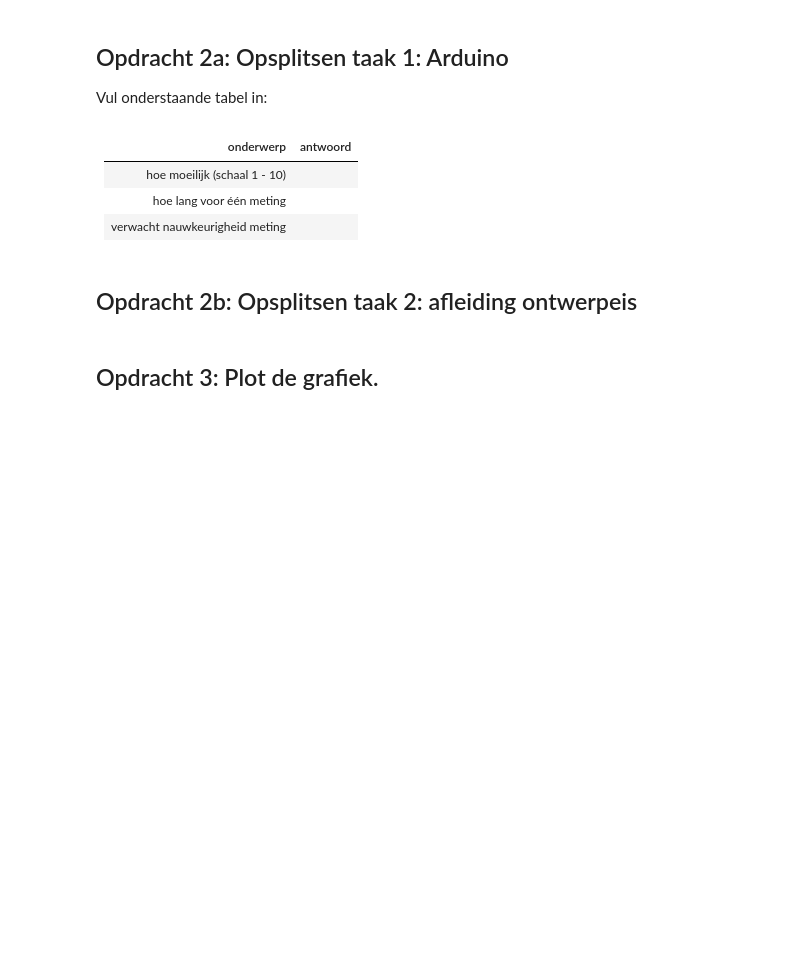
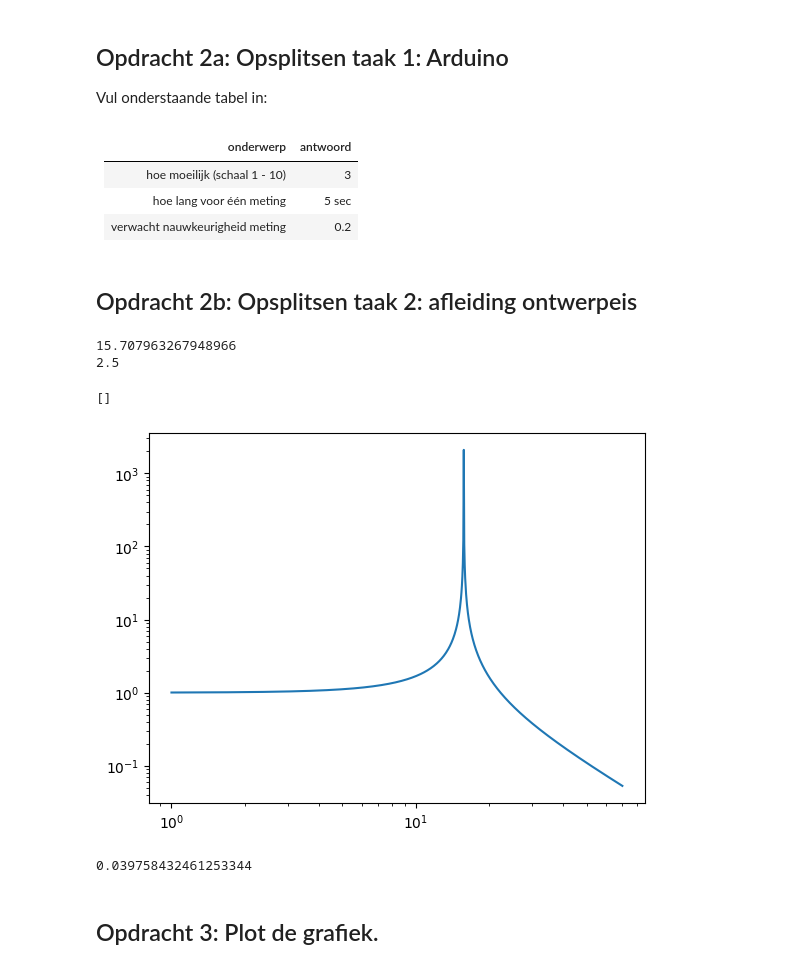
Before and after one commit to sirk3210/porkrepo, a Jupyter notebook: FysiekeOntwerpopdrachten/5MaakEenOpstellingTrillingsvrij/Ontwerpopdracht5MaakEenOpstellingTrillingsvrijInvulTemplate.ipynb, the cells around one changed output. Drawn from its saved outputs; the diff is of its cells as text; code cells hidden in the pictures; blank space fills up the shorter version.

```diff
--- a/FysiekeOntwerpopdrachten/5MaakEenOpstellingTrillingsvrij/Ontwerpopdracht5MaakEenOpstellingTrillingsvrijInvulTemplate.ipynb
+++ b/FysiekeOntwerpopdrachten/5MaakEenOpstellingTrillingsvrij/Ontwerpopdracht5MaakEenOpstellingTrillingsvrijInvulTemplate.ipynb
@@ -40,17 +40,39 @@ Vul onderstaande tabel in:
 # %% [markdown]
 | onderwerp    | antwoord  |
 |---|---|
-| hoe moeilijk (schaal 1 - 10) |  |
-| hoe lang voor één meting |  |
-| verwacht nauwkeurigheid meting |  |
+| hoe moeilijk (schaal 1 - 10) | 3 |
+| hoe lang voor één meting | 5 sec |
+| verwacht nauwkeurigheid meting | 0.2 |
 # %% [markdown]
 ## Opdracht 2b: Opsplitsen taak 2: afleiding ontwerpeis
 # %%
 # Bereken hier je benodigde kantelfrequentie
+#1/3 demping geeft 1/2omega^2 = omega_0^2
+w0 = ((0.25*(2*np.pi*5)**2)**0.5)
+print(w0)
+f0 = w0/(2*np.pi)
+print(f0)
+# %% [output]
+15.707963267948966
+2.5
 # %%
 # Voeg hier je plot in.
+t = np.linspace(1,70, 1000)
+def verhouding(w, w0):
+    return 1/(1-((w**2)/(w0**2)))
+plt.plot(t, abs(verhouding(t, w0)))
+plt.xscale('log')
+plt.yscale('log')
+plt.plot()
+# %% [output]
+[]
+[figure, added]
 # %%
 # Bereken hier de minimale Delta-x waarbij je aan de eis van de opdracht voldoet.
+dx = (9.81/(w0**2))
+print(dx)
+# %% [output]
+0.039758432461253344
 # %% [markdown]
 ## Opdracht 3: Plot de grafiek.
 # %%
```
Also changed, not shown: parts of 19 cells of this notebook, 5 other files.
